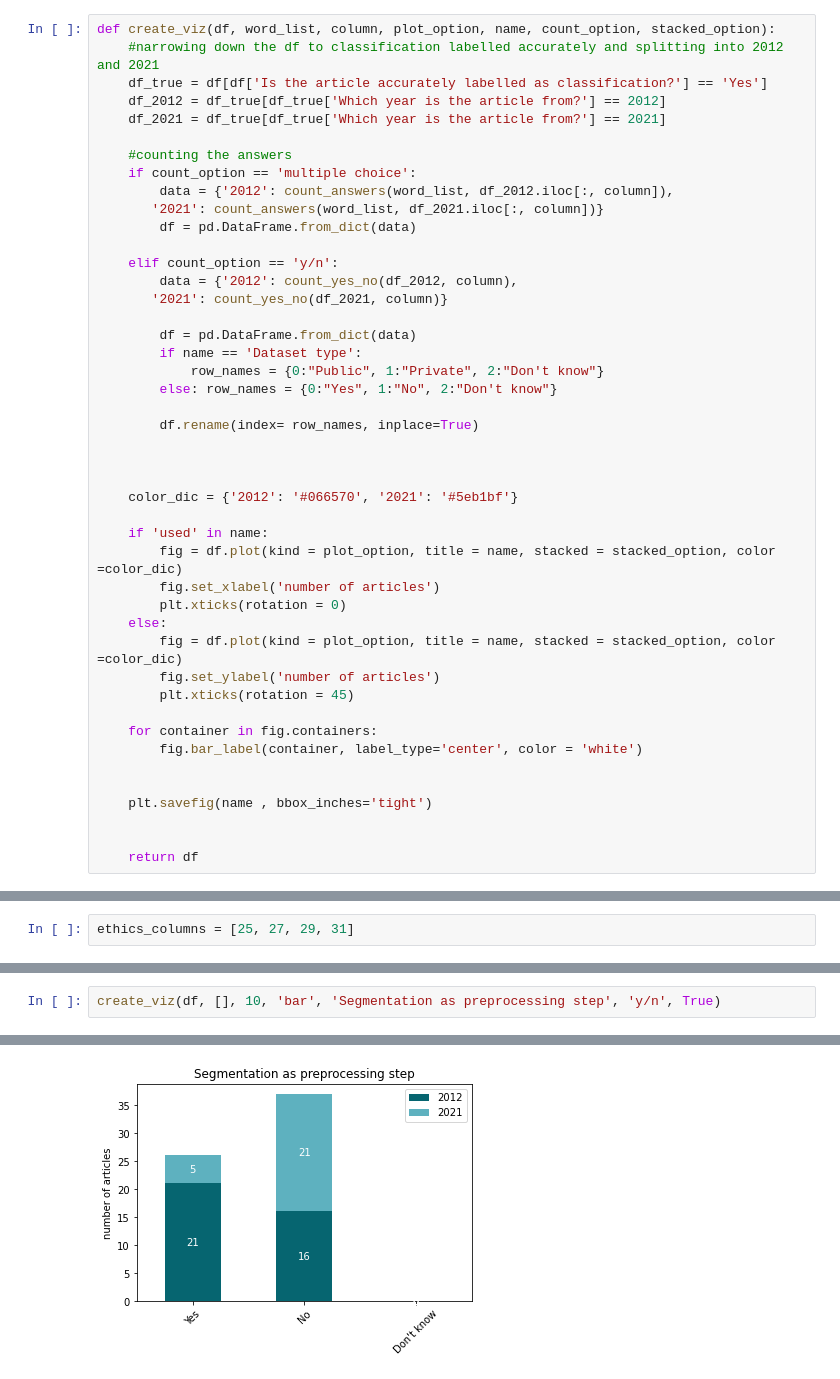
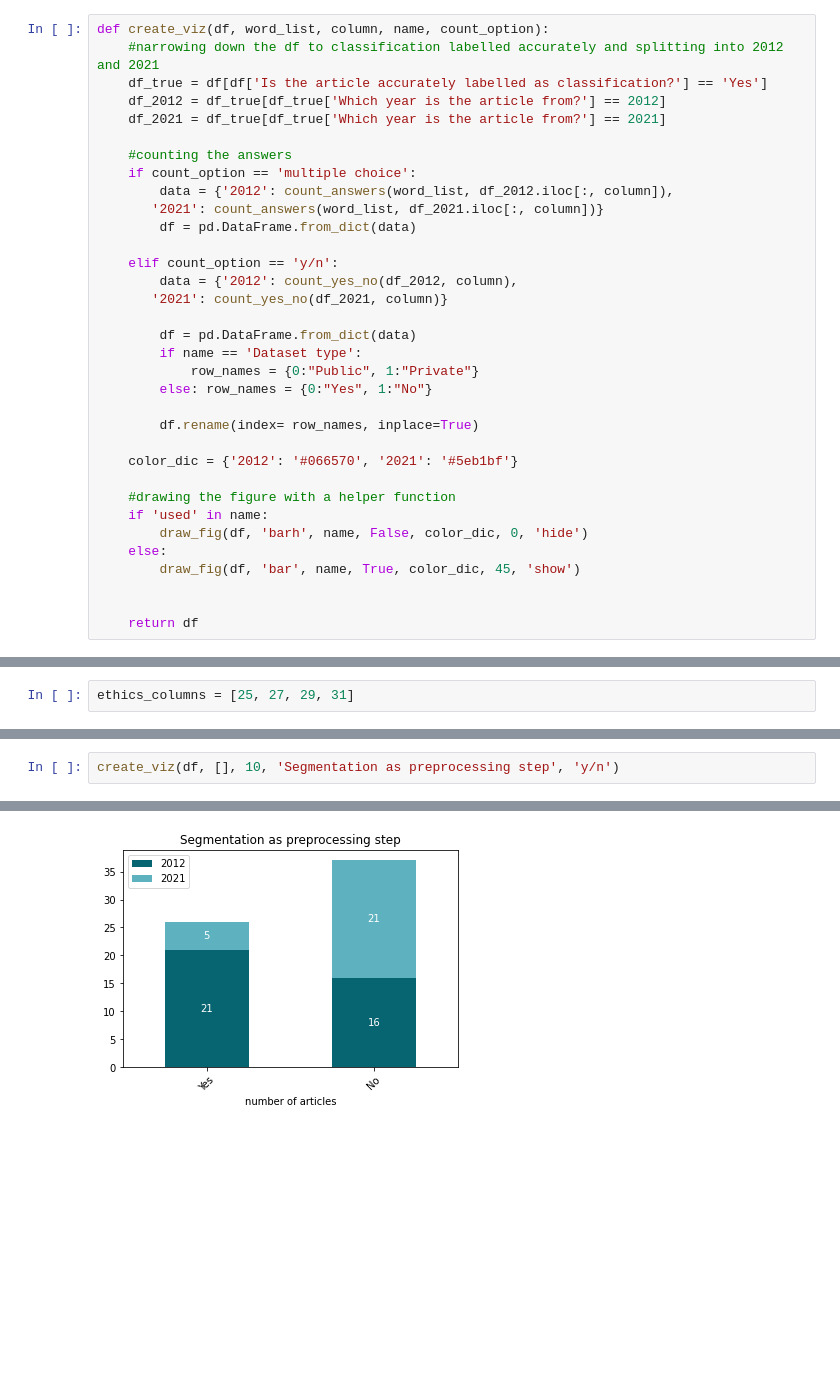
Before and after one commit to christinekaarde/MICCAI-review-thesis, a Jupyter notebook: analysis/data analysis.ipynb, the cells around one changed output, grey strips where cells are left out. Saved outputs shown, nothing was run; the diff lists cells and outputs as text; blank space fills up the shorter version.

Commit message:
updated graphs

```diff
--- a/analysis/data analysis.ipynb
+++ b/analysis/data analysis.ipynb
@@ -50,7 +50,7 @@ word_list = ['SVM', 'Graph analysis', 'Supervised learning', 'Unsupervised learn
 
 perf_list = ['AUC', 'Specificity', 'Accuracy', 'Recall', 'F1 score', 'Sensitivity', 'mean', 'median', 'standard deviation', 'matthews correlation coefficient', 'Other']
 # %%
-def create_viz(df, word_list, column, plot_option, name, count_option, stacked_option):
+def create_viz(df, word_list, column, name, count_option):
     #narrowing down the df to classification labelled accurately and splitting into 2012 and 2021
     df_true = df[df['Is the article accurately labelled as classification?'] == 'Yes']
     df_2012 = df_true[df_true['Which year is the article from?'] == 2012]
@@ -68,29 +68,18 @@ def create_viz(df, word_list, column, plot_option, name, count_option, stacked_o
 
         df = pd.DataFrame.from_dict(data)
         if name == 'Dataset type':
-            row_names = {0:"Public", 1:"Private", 2:"Don't know"}
-        else: row_names = {0:"Yes", 1:"No", 2:"Don't know"}
+            row_names = {0:"Public", 1:"Private"}
+        else: row_names = {0:"Yes", 1:"No"}
 
         df.rename(index= row_names, inplace=True)
 
-
-
     color_dic = {'2012': '#066570', '2021': '#5eb1bf'}
 
+    #drawing the figure with a helper function
     if 'used' in name:
-        fig = df.plot(kind = plot_option, title = name, stacked = stacked_option, color =color_dic)
-        fig.set_xlabel('number of articles')
-        plt.xticks(rotation = 0)
+        draw_fig(df, 'barh', name, False, color_dic, 0, 'hide')
     else:
-        fig = df.plot(kind = plot_option, title = name, stacked = stacked_option, color =color_dic)
-        fig.set_ylabel('number of articles')
-        plt.xticks(rotation = 45)
-
-    for container in fig.containers:
-        fig.bar_label(container, label_type='center', color = 'white')
-
-
-    plt.savefig(name , bbox_inches='tight')
+        draw_fig(df, 'bar', name, True, color_dic, 45, 'show')
 
 
     return df
@@ -146,7 +161,7 @@ def create_ethics_viz(df, columns, plot_option, name, year):
 
     return df
 # %%
-create_viz(df, [], 10, 'bar', 'Segmentation as preprocessing step', 'y/n', True)
+create_viz(df, [], 10, 'Segmentation as preprocessing step', 'y/n')
 # %% [output]
 |  | 2012 | 2021 |
 | Yes | 21 | 5 |
@@ -155,2 +169,2 @@ create_viz(df, [], 10, 'bar', 'Segmentation as preprocessing step', 'y/n', True)
-[figure, old version]
+[figure, new version]
 # %%
```
Also changed, not shown: parts of 10 cells of this notebook, 7 other files.
